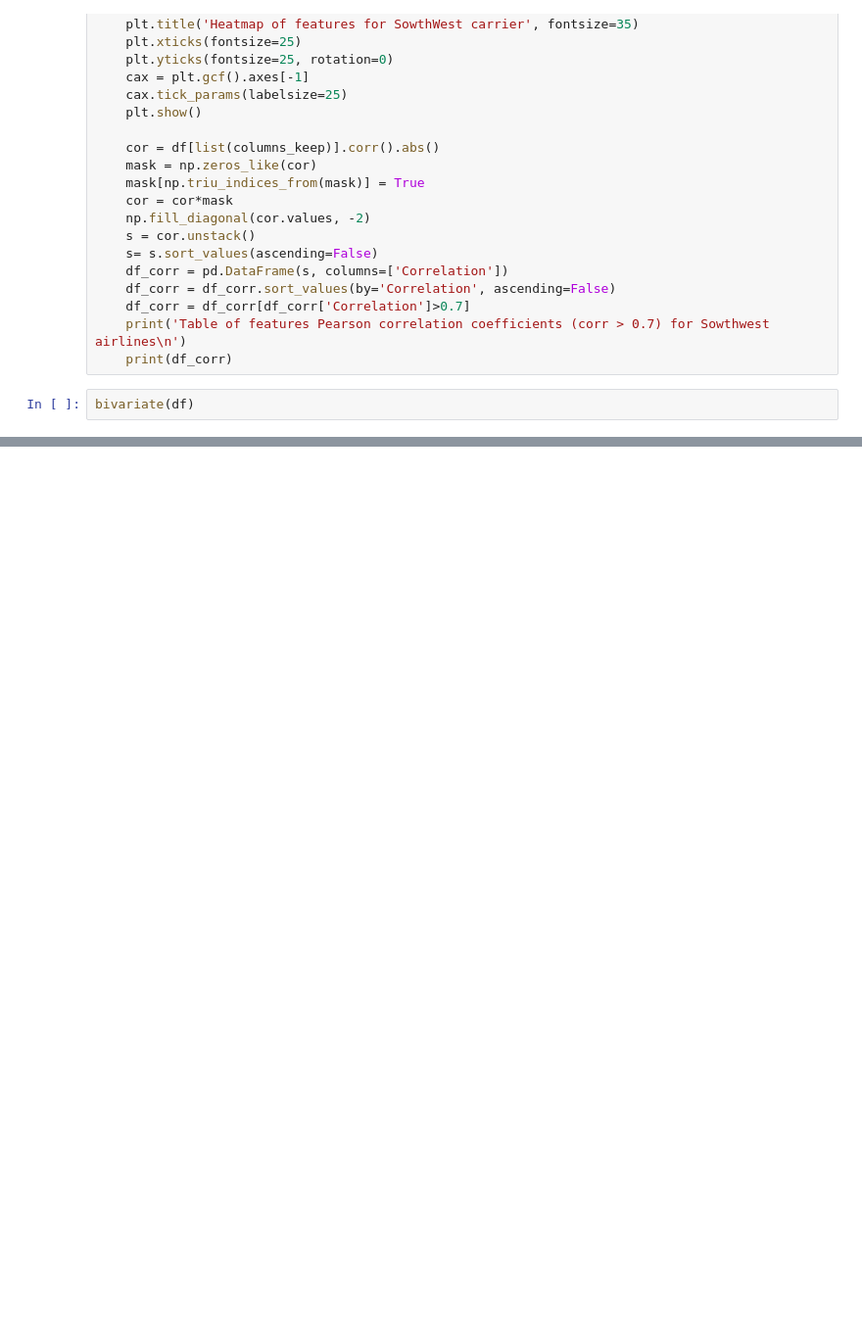
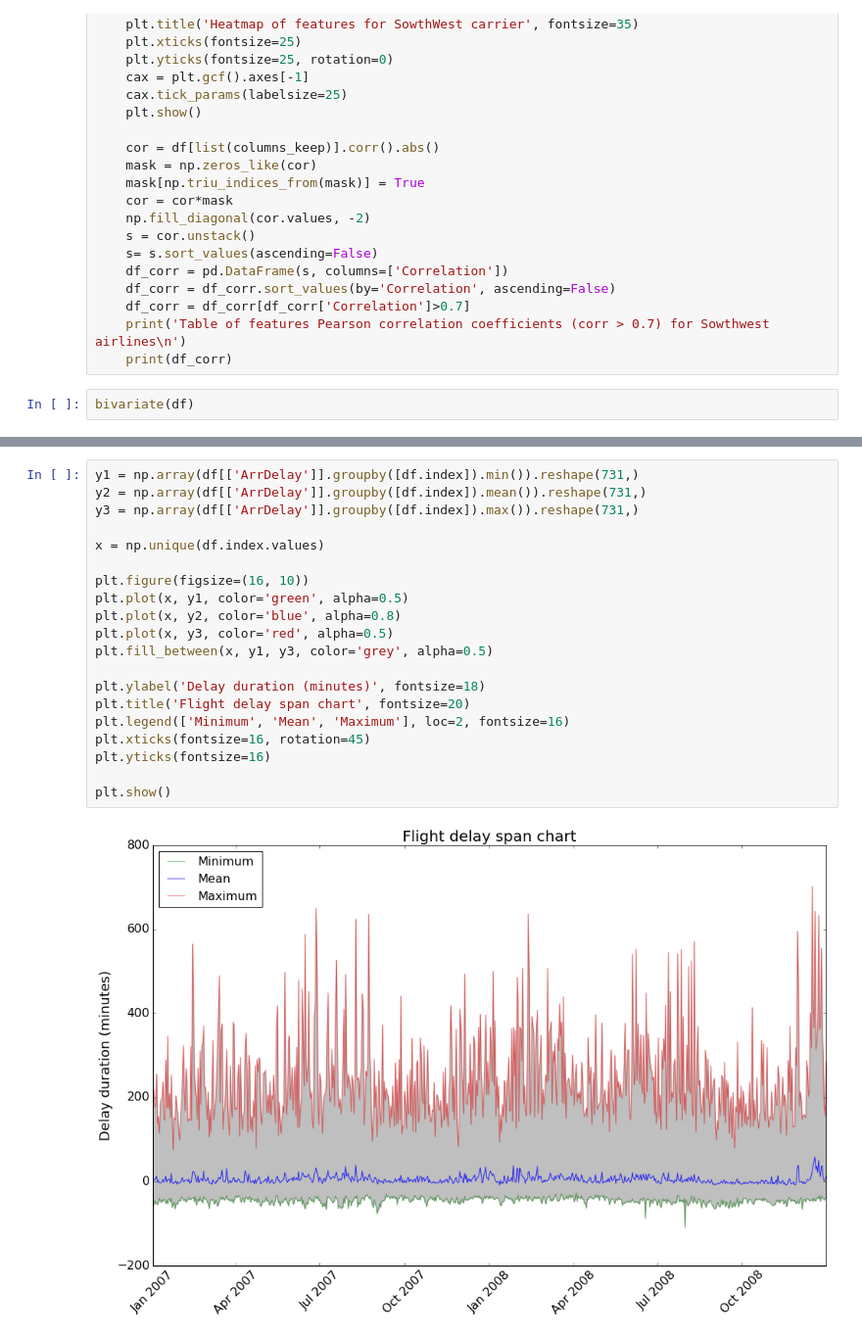
Before and after one commit to Zibski/Airline-on-time, a Jupyter notebook: Data Exploration.ipynb, the cells around one changed output, grey strips where cells are left out. Shown at 98% size. Saved outputs shown, nothing was run; the diff lists cells and outputs as text; blank space fills up the shorter version.

```diff
--- a/Data Exploration.ipynb
+++ b/Data Exploration.ipynb
@@ -195,0 +194,22 @@ AttributeError: 'DataFrame' object has no attribute 'dayofweek'
+# %%
+y1 = np.array(df[['ArrDelay']].groupby([df.index]).min()).reshape(731,)
+y2 = np.array(df[['ArrDelay']].groupby([df.index]).mean()).reshape(731,)
+y3 = np.array(df[['ArrDelay']].groupby([df.index]).max()).reshape(731,)
+
+x = np.unique(df.index.values)
+
+plt.figure(figsize=(16, 10))
+plt.plot(x, y1, color='green', alpha=0.5)
+plt.plot(x, y2, color='blue', alpha=0.8)
+plt.plot(x, y3, color='red', alpha=0.5)
+plt.fill_between(x, y1, y3, color='grey', alpha=0.5)
+
+plt.ylabel('Delay duration (minutes)', fontsize=18)
+plt.title('Flight delay span chart', fontsize=20)
+plt.legend(['Minimum', 'Mean', 'Maximum'], loc=2, fontsize=16)
+plt.xticks(fontsize=16, rotation=45)
+plt.yticks(fontsize=16)
+
+plt.show()
+# %% [output]
+[figure, added]
```
Also changed, not shown: parts of 5 cells of this notebook.
